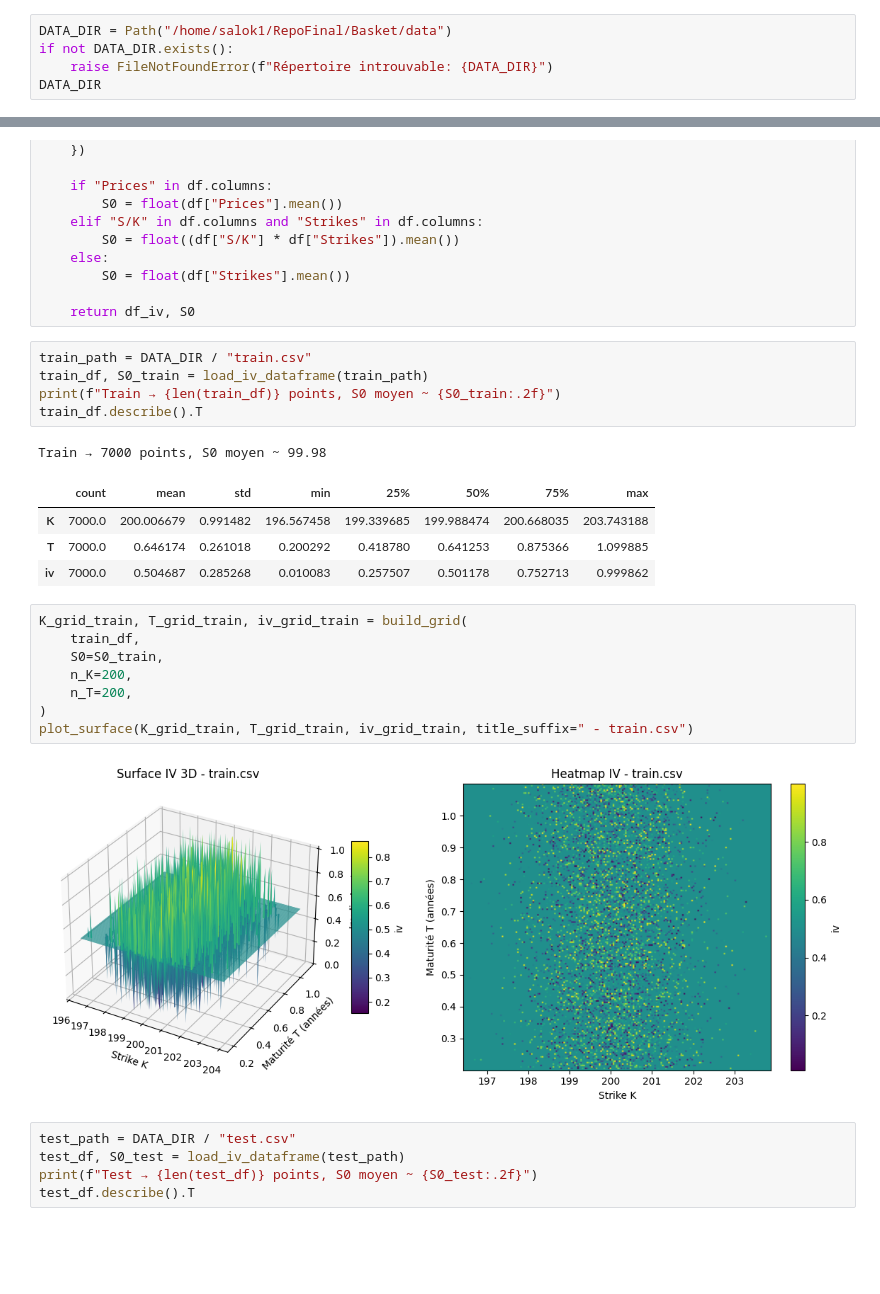
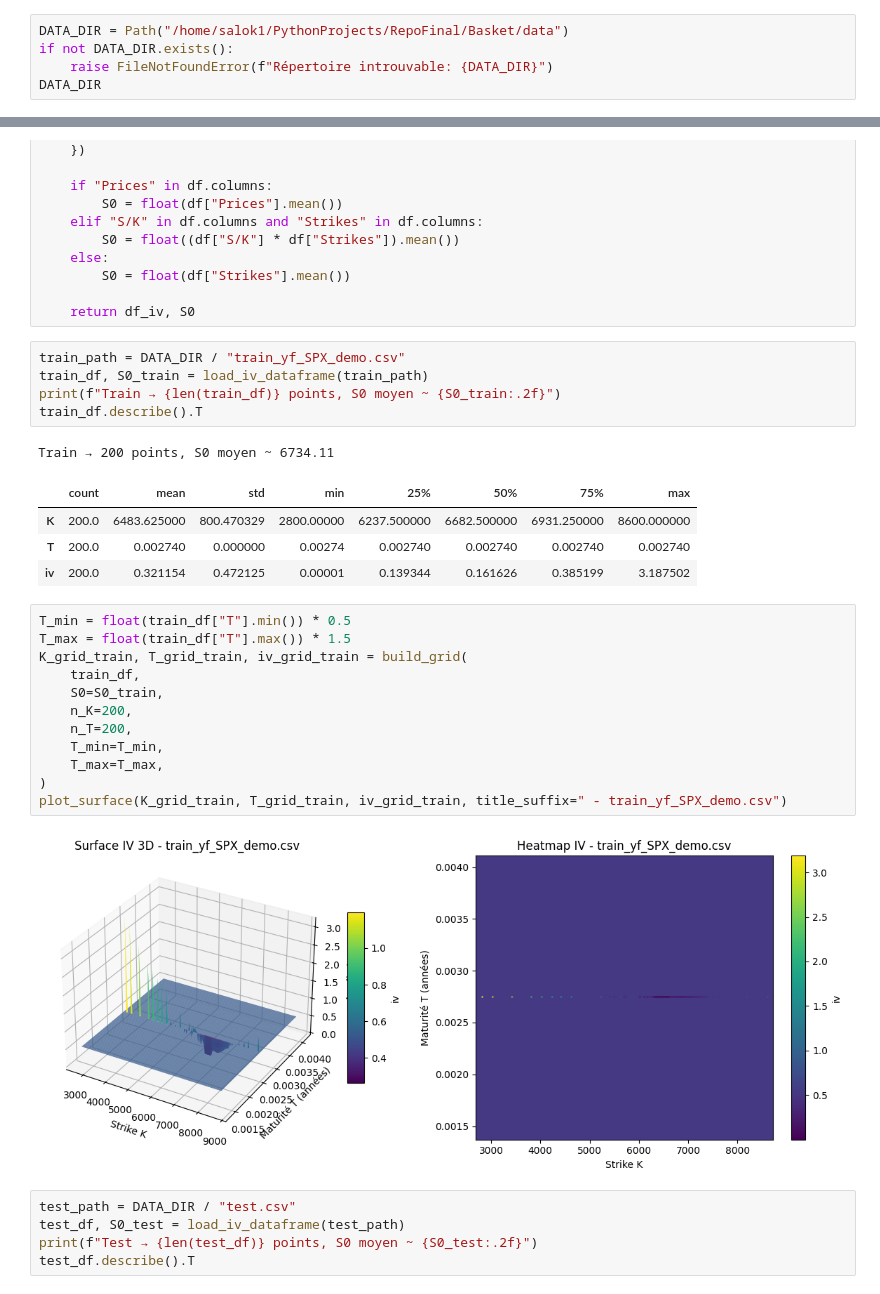
Before and after one commit to nicolassalok1/RepoFinal, a Jupyter notebook: Basket/iv_surface.ipynb, the cells around one changed output, grey strips where cells are left out. Drawn from its saved outputs; the diff is of its cells as text; blank space fills up the shorter version.

```diff
--- a/Basket/iv_surface.ipynb
+++ b/Basket/iv_surface.ipynb
@@ -11,7 +11,7 @@ import matplotlib.pyplot as plt
 from pathlib import Path
 from mpl_toolkits.mplot3d import Axes3D  # noqa: F401, active projection='3d'
 # %%
-DATA_DIR = Path("/home/salok1/RepoFinal/Basket/data")
+DATA_DIR = Path("/home/salok1/PythonProjects/RepoFinal/Basket/data")
 if not DATA_DIR.exists():
     raise FileNotFoundError(f"Répertoire introuvable: {DATA_DIR}")
 DATA_DIR
@@ -145,26 +145,30 @@ def load_iv_dataframe(csv_path: Path):
 
     return df_iv, S0
 # %%
-train_path = DATA_DIR / "train.csv"
+train_path = DATA_DIR / "train_yf_SPX_demo.csv"
 train_df, S0_train = load_iv_dataframe(train_path)
 print(f"Train → {len(train_df)} points, S0 moyen ~ {S0_train:.2f}")
 train_df.describe().T
 # %% [output]
-Train → 7000 points, S0 moyen ~ 99.98
+Train → 200 points, S0 moyen ~ 6734.11
 |  | count | mean | std | min | 25% | 50% | 75% | max |
-| K | 7000.0 | 200.006679 | 0.991482 | 196.567458 | 199.339685 | 199.988474 | 200.668035 | 203.743188 |
-| T | 7000.0 | 0.646174 | 0.261018 | 0.200292 | 0.418780 | 0.641253 | 0.875366 | 1.099885 |
-| iv | 7000.0 | 0.504687 | 0.285268 | 0.010083 | 0.257507 | 0.501178 | 0.752713 | 0.999862 |
+| K | 200.0 | 6483.625000 | 800.470329 | 2800.00000 | 6237.500000 | 6682.500000 | 6931.250000 | 8600.000000 |
+| T | 200.0 | 0.002740 | 0.000000 | 0.00274 | 0.002740 | 0.002740 | 0.002740 | 0.002740 |
+| iv | 200.0 | 0.321154 | 0.472125 | 0.00001 | 0.139344 | 0.161626 | 0.385199 | 3.187502 |
 # %%
+T_min = float(train_df["T"].min()) * 0.5
+T_max = float(train_df["T"].max()) * 1.5
 K_grid_train, T_grid_train, iv_grid_train = build_grid(
     train_df,
     S0=S0_train,
     n_K=200,
     n_T=200,
+    T_min=T_min,
+    T_max=T_max,
 )
-plot_surface(K_grid_train, T_grid_train, iv_grid_train, title_suffix=" - train.csv")
+plot_surface(K_grid_train, T_grid_train, iv_grid_train, title_suffix=" - train_yf_SPX_demo.csv")
 # %% [output]
-[figure, old version]
+[figure, new version]
 # %%
 test_path = DATA_DIR / "test.csv"
 test_df, S0_test = load_iv_dataframe(test_path)
```
Also changed, not shown: parts of 2 cells of this notebook, 6 other files.
